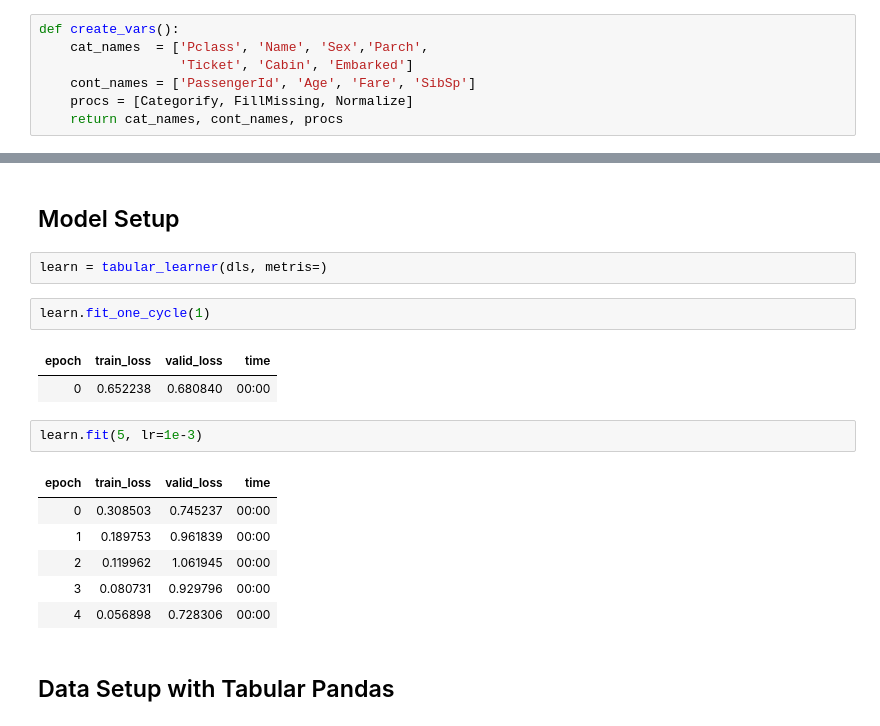
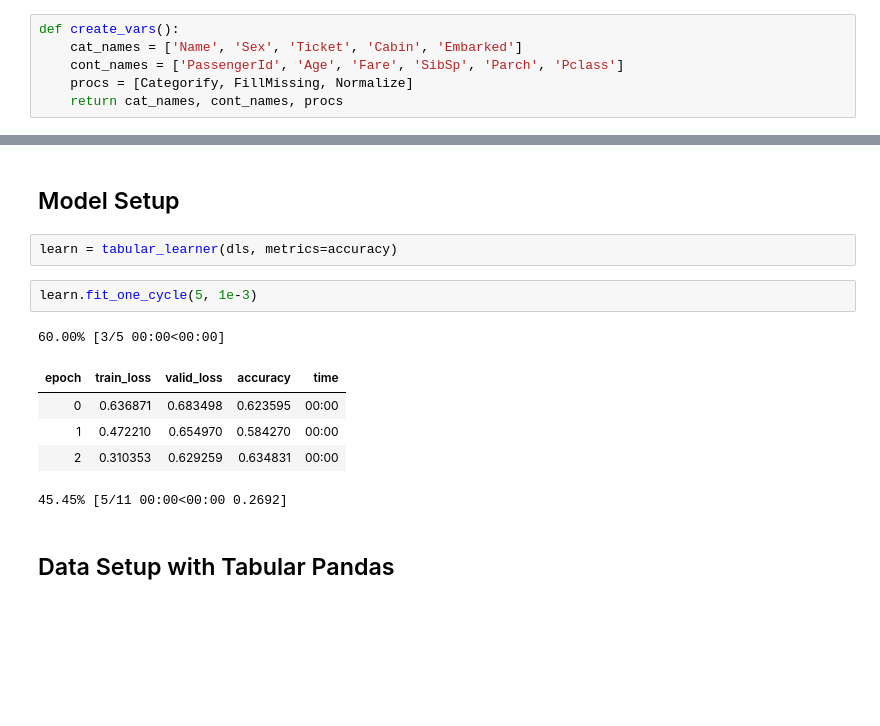
Before and after one commit to jmdaemon/kaggle-playground, a Jupyter notebook: titanic/titanic.ipynb, the cells around one changed output, grey strips where cells are left out. Cells and saved outputs as stored; diff of their text form; blank space fills up the shorter version.

```diff
--- a/titanic/titanic.ipynb
+++ b/titanic/titanic.ipynb
@@ -76,8 +104,7 @@ Name: 0, dtype: object
 # %%
 def create_vars():
-    cat_names  = ['Pclass', 'Name', 'Sex','Parch',
-                  'Ticket', 'Cabin', 'Embarked']
-    cont_names = ['PassengerId', 'Age', 'Fare', 'SibSp']
+    cat_names = ['Name', 'Sex', 'Ticket', 'Cabin', 'Embarked']
+    cont_names = ['PassengerId', 'Age', 'Fare', 'SibSp', 'Parch', 'Pclass']
     procs = [Categorify, FillMissing, Normalize]
     return cat_names, cont_names, procs
 # %%
@@ -104,21 +139,16 @@ dls.show_batch()
 # %% [markdown]
 ## Model Setup
 # %%
-learn = tabular_learner(dls, metris=)
+learn = tabular_learner(dls, metrics=accuracy)
 # %%
-learn.fit_one_cycle(1)
+learn.fit_one_cycle(5, 1e-3)
 # %% [output]
+60.00% [3/5 00:00<00:00]
-| epoch | train_loss | valid_loss | time |
-| 0 | 0.652238 | 0.680840 | 00:00 |
+| epoch | train_loss | valid_loss | accuracy | time |
+| 0 | 0.636871 | 0.683498 | 0.623595 | 00:00 |
+| 1 | 0.472210 | 0.654970 | 0.584270 | 00:00 |
+| 2 | 0.310353 | 0.629259 | 0.634831 | 00:00 |
+45.45% [5/11 00:00<00:00 0.2692]
-# %%
-learn.fit(5, lr=1e-3)
-# %% [output]
-| epoch | train_loss | valid_loss | time |
-| 0 | 0.308503 | 0.745237 | 00:00 |
-| 1 | 0.189753 | 0.961839 | 00:00 |
-| 2 | 0.119962 | 1.061945 | 00:00 |
-| 3 | 0.080731 | 0.929796 | 00:00 |
-| 4 | 0.056898 | 0.728306 | 00:00 |
 # %% [markdown]
 ## Data Setup with Tabular Pandas
 # %%
```
Also changed, not shown: parts of 17 cells of this notebook.
